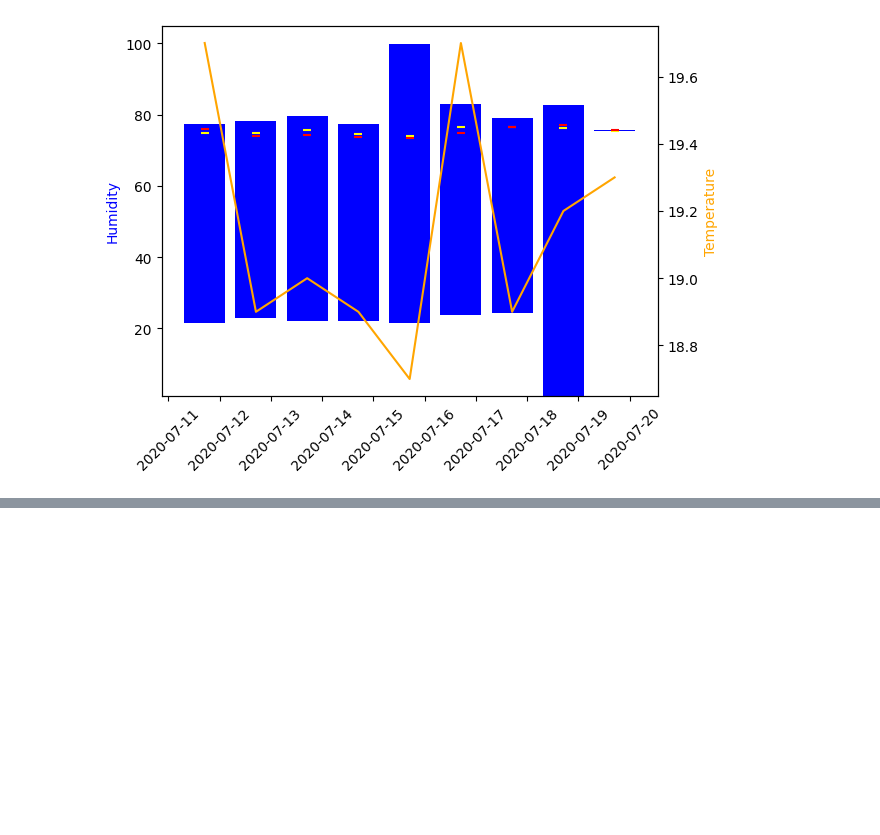
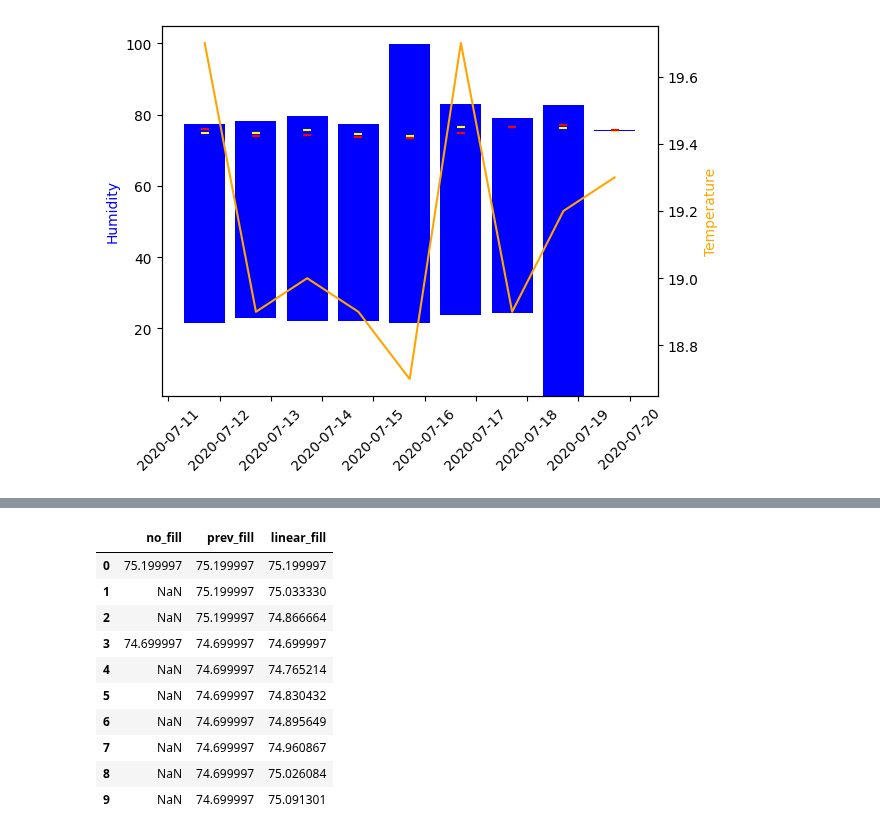
Before and after one commit to griddbnet/Blogs, a Jupyter notebook: group_by_range.ipynb, the cells around one changed output, grey strips where cells are left out. Saved outputs shown, nothing was run; the diff lists cells and outputs as text; code cells hidden in the pictures; blank space fills up the shorter version.

```diff
--- a/group_by_range.ipynb
+++ b/group_by_range.ipynb
@@ -148,0 +198,24 @@ plt2.set_ylabel('Temperature', color='orange');
+# %%
+prev = getRangeFilled(conn, "subdevice2", "MINUTE", "PREVIOUS").head(10)
+nofill = getRange(conn, "subdevice2", "MINUTE").head(10)
+linear = getRangeFilled(conn, "subdevice2", "MINUTE", "LINEAR").head(10)
+all = getAll(conn, "subdevice2").head(10)
+
+df = pd.DataFrame()
+df.index = nofill.index
+df['no_fill'] = nofill['humidity']
+df['prev_fill'] = prev['humidity']
+df['linear_fill'] = linear['humidity']
+df
+# %% [output]
+|  | no_fill | prev_fill | linear_fill |
+| 0 | 75.199997 | 75.199997 | 75.199997 |
+| 1 | NaN | 75.199997 | 75.033330 |
+| 2 | NaN | 75.199997 | 74.866664 |
+| 3 | 74.699997 | 74.699997 | 74.699997 |
+| 4 | NaN | 74.699997 | 74.765214 |
+| 5 | NaN | 74.699997 | 74.830432 |
+| 6 | NaN | 74.699997 | 74.895649 |
+| 7 | NaN | 74.699997 | 74.960867 |
+| 8 | NaN | 74.699997 | 75.026084 |
+| 9 | NaN | 74.699997 | 75.091301 |
```
Also changed, not shown: parts of 3 cells of this notebook, 1 other file.
